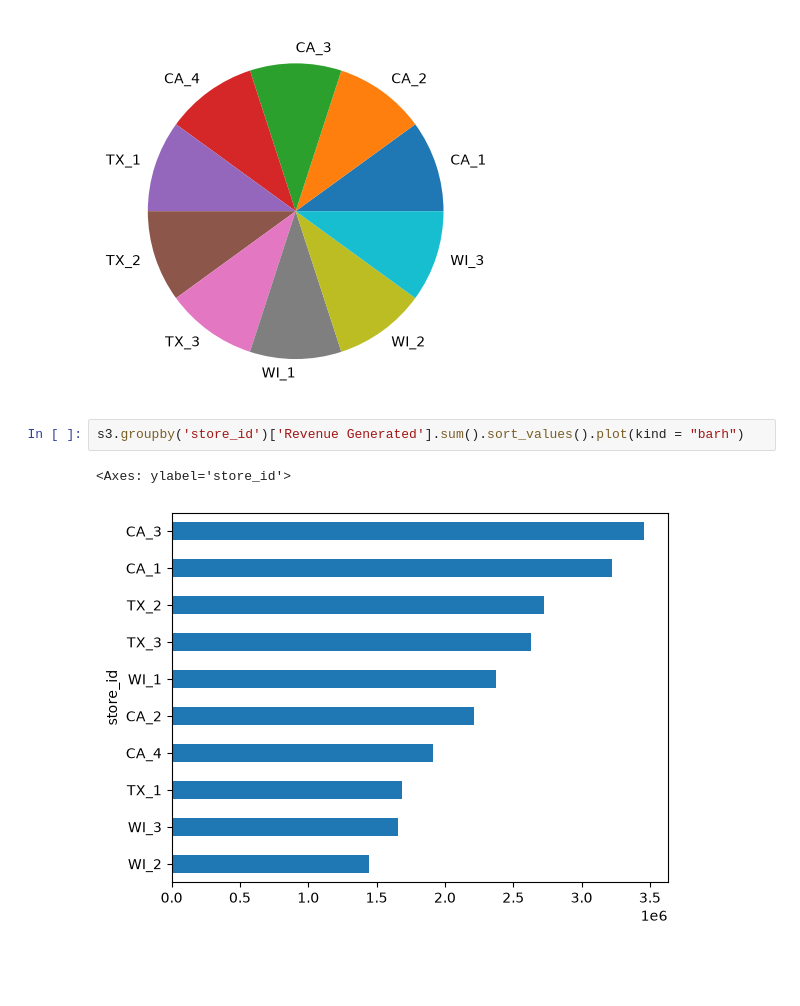
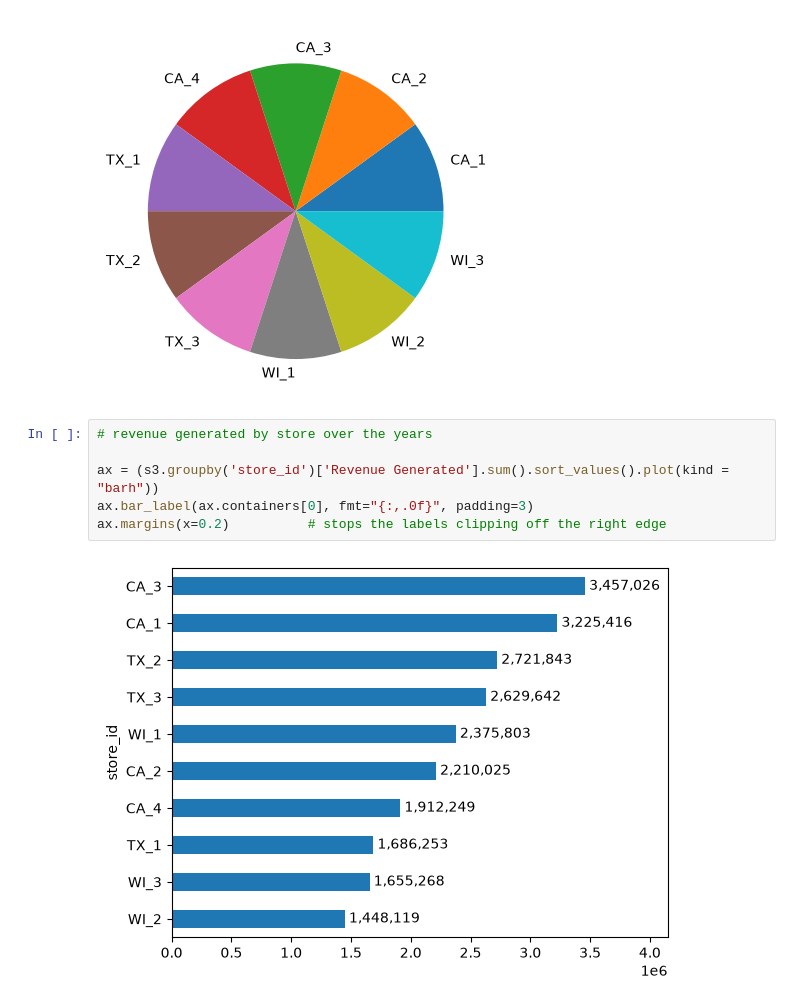
Before and after one commit to Hassan3924/M5-Forecasting, a Jupyter notebook: main.ipynb, the cells around one changed output. Drawn from its saved outputs; the diff is of its cells as text; blank space fills up the shorter version.

```diff
--- a/main.ipynb
+++ b/main.ipynb
@@ -549,7 +549,10 @@ s3.groupby('store_id')['item_id'].count().plot(kind = "pie")
 <Axes: >
 [figure]
 # %%
-s3.groupby('store_id')['Revenue Generated'].sum().sort_values().plot(kind = "barh")
+# revenue generated by store over the years
+
+ax = (s3.groupby('store_id')['Revenue Generated'].sum().sort_values().plot(kind = "barh"))
+ax.bar_label(ax.containers[0], fmt="{:,.0f}", padding=3)
+ax.margins(x=0.2)          # stops the labels clipping off the right edge
 # %% [output]
-<Axes: ylabel='store_id'>
-[figure, old version]
+[figure, new version]
```
Also changed, not shown: parts of 10 cells of this notebook.
